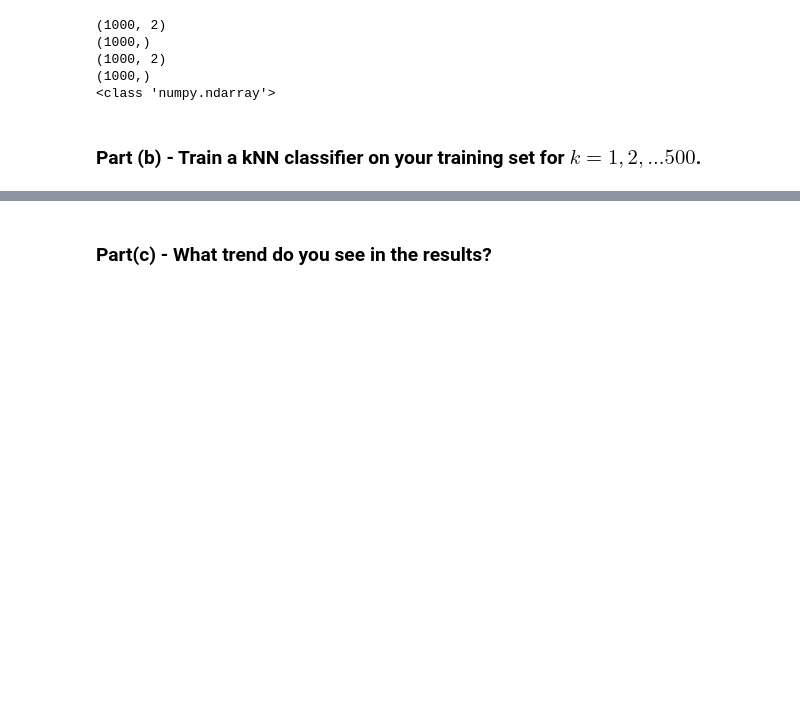
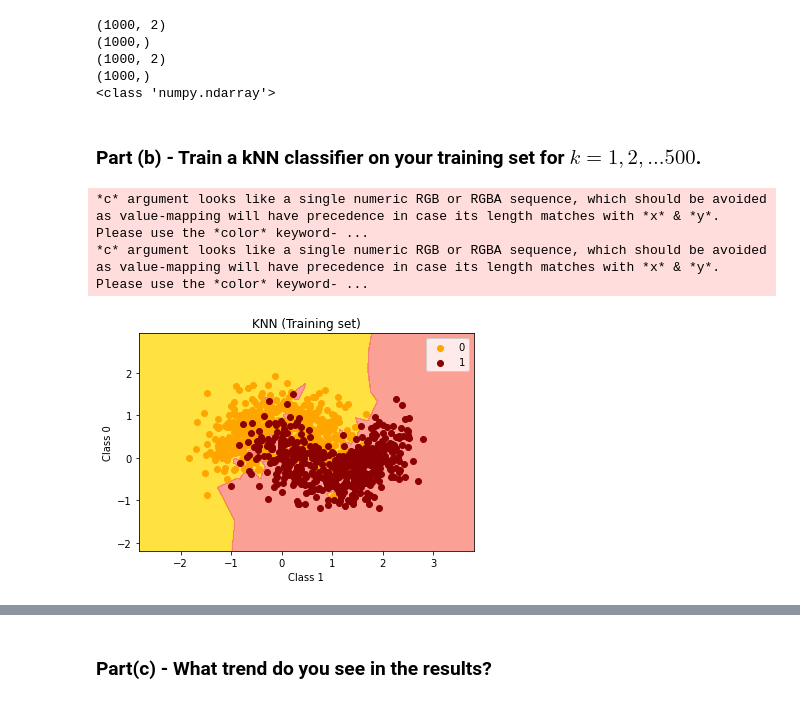
Before and after one commit to FR-Schwartz/ids705, a Jupyter notebook: assignments/Assignment_2_Fides Schwartz.ipynb, the cells around one changed output, grey strips where cells are left out. Saved outputs shown, nothing was run; the diff lists cells and outputs as text; code cells hidden in the pictures; blank space fills up the shorter version.

```diff
--- a/assignments/Assignment_2_Fides Schwartz.ipynb
+++ b/assignments/Assignment_2_Fides Schwartz.ipynb
@@ -286,5 +311,5 @@ classification_high.fit(X_train_high, y_train_high) # train on high dimensional
 # %%
 # Evaluate the classification performance on the corresponding test data for each of those trained models.
 prediction_low = classification_low.predict(X_test_low)
-for i in range(len(prediction_low)):
-   print(prediction_low[i], end= ' ')
+# for i in range(len(prediction_low)):
+# print(prediction_low[i], end= ' ')
@@ -293,4 +316,4 @@ for i in range(len(prediction_low)):
 # %%
 prediction_high = classification_high.predict(X_test_high)
-for i in prediction_high:
-    print(i, end= ' ')
+# for i in prediction_high:
+# print(i, end= ' ')
@@ -947,8 +968,8 @@ import sklearn.metrics as skm
 # Iterate over list of 1-500 for K
 classifiers = [
     KNeighborsClassifier(),
-    ]
-n_neighbors = [range(1, 501)]  # list from 1 to 500
+]
+n_neighbors = list(range(1, 501))  # list from 1 to 500
 
 class_iter = iter(classifiers)
 clf = next(class_iter)
@@ -959,11 +980,11 @@ while True:
             clf.set_params(n_neighbors=neighbor_val)
         else:
             clf = next(class_iter)
-        print("here1")
+        # print("here1")
 
-#Fit training data
+        # Fit training data
         clf.fit(xtrain, ytrain)
-        print('here2')
+        # print('here2')
 
     except StopIteration:
         break
@@ -971,0 +991,36 @@ while True:
+# %%
+# Apply each of these trained classifiers to both training dataset and your test dataset and plot the classification error (fraction of incorrect predictions).
+
+# Visualising the Training set results
+from matplotlib.colors import ListedColormap
+
+X_set, y_set = xtrain, ytrain
+X1, X2 = np.meshgrid(
+    np.arange(start=X_set[:, 0].min() - 1, stop=X_set[:, 0].max() + 1, step=0.01),
+    np.arange(start=X_set[:, 1].min() - 1, stop=X_set[:, 1].max() + 1, step=0.01),
+)
+plt.contourf(
+    X1,
+    X2,
+    clf.predict(np.array([X1.ravel(), X2.ravel()]).T).reshape(X1.shape),
+    alpha=0.75,
+    cmap=ListedColormap(("gold", "salmon")),
+)
+plt.xlim(X1.min(), X1.max())
+plt.ylim(X2.min(), X2.max())
+for i, j in enumerate(np.unique(y_set)):
+    plt.scatter(
+        X_set[y_set == j, 0],
+        X_set[y_set == j, 1],
+        c=ListedColormap(("orange", "darkred"))(i),
+        label=j,
+    )
+plt.title("KNN (Training set)")
+plt.xlabel("Class 1")
+plt.ylabel("Class 0")
+plt.legend()
+plt.show()
+# %% [output]
+*c* argument looks like a single numeric RGB or RGBA sequence, which should be avoided as value-mapping will have precedence in case its length matches with *x* & *y*.  Please use the *color* keyword- ...
+*c* argument looks like a single numeric RGB or RGBA sequence, which should be avoided as value-mapping will have precedence in case its length matches with *x* & *y*.  Please use the *color* keyword- ...
+[figure, added]
```
Also changed, not shown: parts of 55 cells of this notebook, 9 other files.
